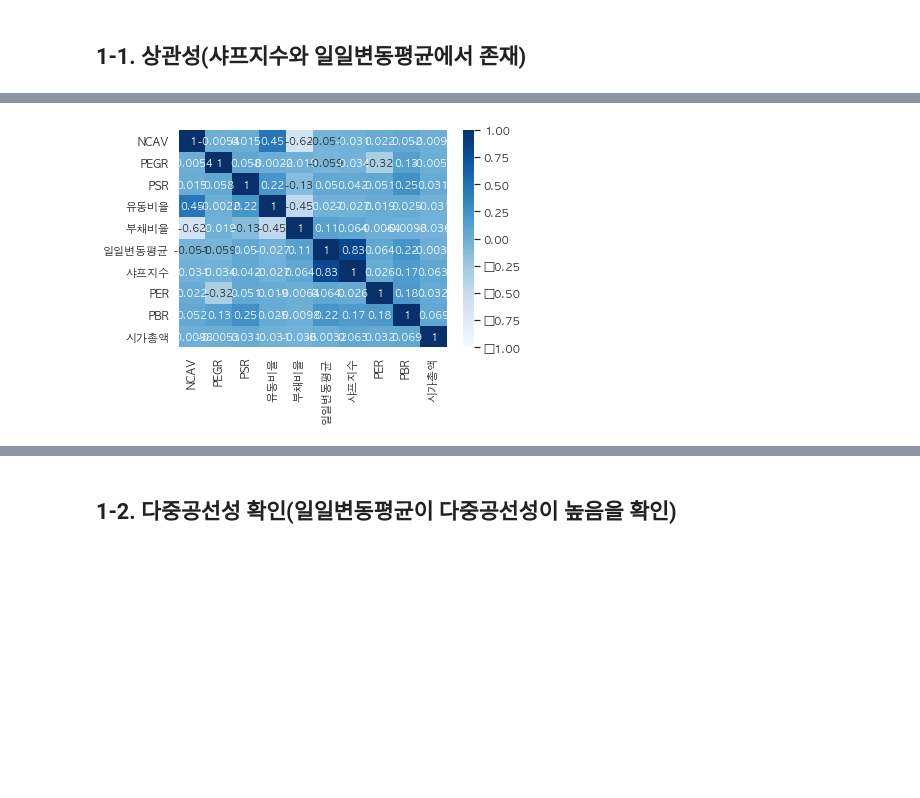
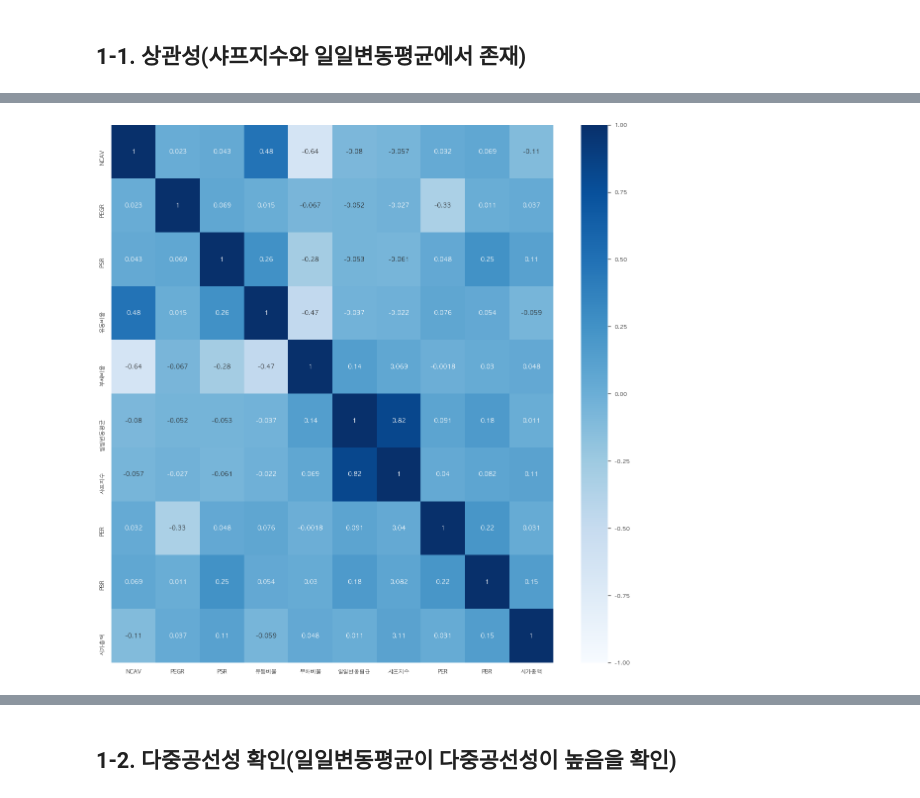
Before and after one commit to chulwonchae/customized_portfolio_pj, a Jupyter notebook: 2.PCA&Clustering.ipynb, the cells around one changed output, grey strips where cells are left out. Drawn from its saved outputs; the diff is of its cells as text; code cells hidden in the pictures; blank space fills up the shorter version.

```diff
--- a/2.PCA&Clustering.ipynb
+++ b/2.PCA&Clustering.ipynb
@@ -37,13 +41,13 @@ df
 # %%
 # 1) 독립변수 설정
 df_num = df.select_dtypes(exclude='object')
 
 # 2) 상관행렬 시각화
-sns.set(font="AppleGothic",rc = {'figure.figsize':(12,12)})
+sns.set(font="AppleGothic",rc = {'figure.figsize':(20,20)})
 sns.heatmap(df_num.corr(), annot = True, cmap='Blues', vmin=-1, vmax=1)
 plt.show()
 # %% [output]
-[figure, old version]
+[figure, new version]
 # %%
 # 4) 변수끼리 산점도를 시각화
 sns.pairplot(df_num)
```
Also changed, not shown: parts of 62 cells of this notebook, 2 other files.
